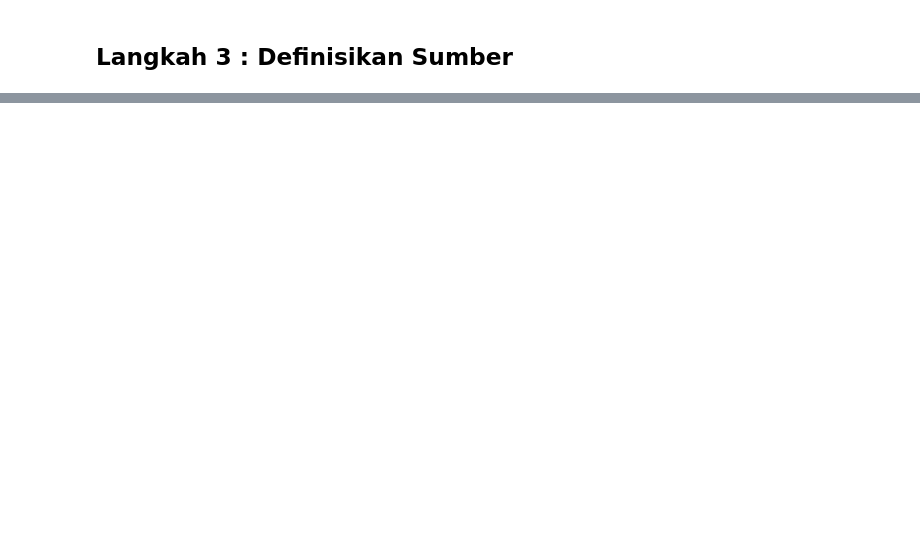
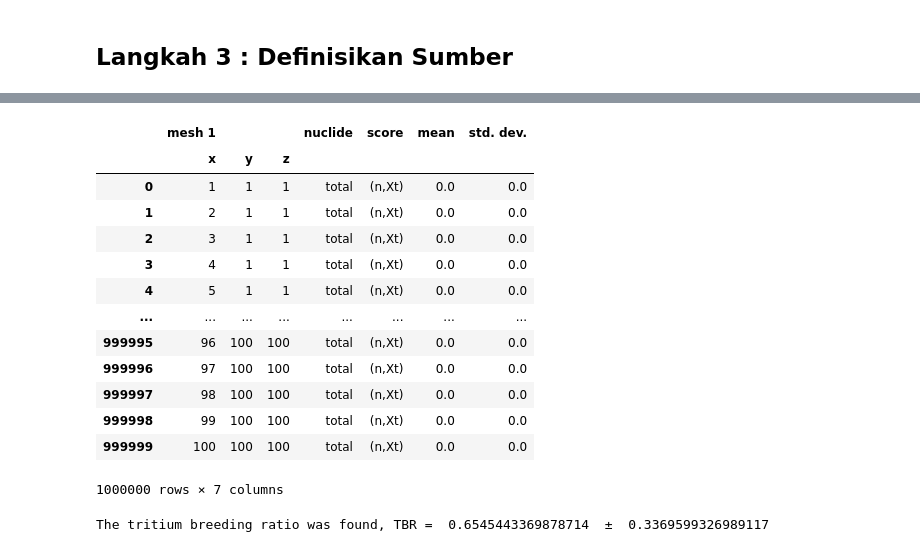
Before and after one commit to husni-zuhdi/husni-undergrad-thesis, a Jupyter notebook: jupyter-notebooks/1-calculate-tbr/1_Calculate_TBR.ipynb, the cells around one changed output, grey strips where cells are left out. Cells and saved outputs as stored; diff of their text form; code cells hidden in the pictures; blank space fills up the shorter version.

```diff
--- a/jupyter-notebooks/1-calculate-tbr/1_Calculate_TBR.ipynb
+++ b/jupyter-notebooks/1-calculate-tbr/1_Calculate_TBR.ipynb
@@ -363,0 +502,22 @@ neutronics_model.simulate()
+# %%
+# open the results file
+sp = openmc.StatePoint('statepoint.10.h5')
+# %%
+tbr_tally = sp.get_tally(scores=['(n,Xt)'])
+df = tbr_tally.get_pandas_dataframe()
+df
+# %% [output]
+|  | mesh 1 |  |  | nuclide | score | mean | std. dev. |
+|  | x | y | z |  |  |  |  |
+| 0 | 1 | 1 | 1 | total | (n,Xt) | 0.0 | 0.0 |
+| 1 | 2 | 1 | 1 | total | (n,Xt) | 0.0 | 0.0 |
+| 2 | 3 | 1 | 1 | total | (n,Xt) | 0.0 | 0.0 |
+| 3 | 4 | 1 | 1 | total | (n,Xt) | 0.0 | 0.0 |
+| 4 | 5 | 1 | 1 | total | (n,Xt) | 0.0 | 0.0 |
+| ... | ... | ... | ... | ... | ... | ... | ... |
+| 999995 | 96 | 100 | 100 | total | (n,Xt) | 0.0 | 0.0 |
+| 999996 | 97 | 100 | 100 | total | (n,Xt) | 0.0 | 0.0 |
+| 999997 | 98 | 100 | 100 | total | (n,Xt) | 0.0 | 0.0 |
+| 999998 | 99 | 100 | 100 | total | (n,Xt) | 0.0 | 0.0 |
+| 999999 | 100 | 100 | 100 | total | (n,Xt) | 0.0 | 0.0 |
+1000000 rows × 7 columns
@@ -363,0 +527,5 @@ neutronics_model.simulate()
+# %%
+# print result
+print('The tritium breeding ratio was found, TBR = ',tbr_tally_result,' ± ',stdev_tbr_tally_result)
+# %% [output]
+The tritium breeding ratio was found, TBR =  0.6545443369878714  ±  0.3369599326989117
```
Also changed, not shown: parts of 20 cells of this notebook, 7 other files.
